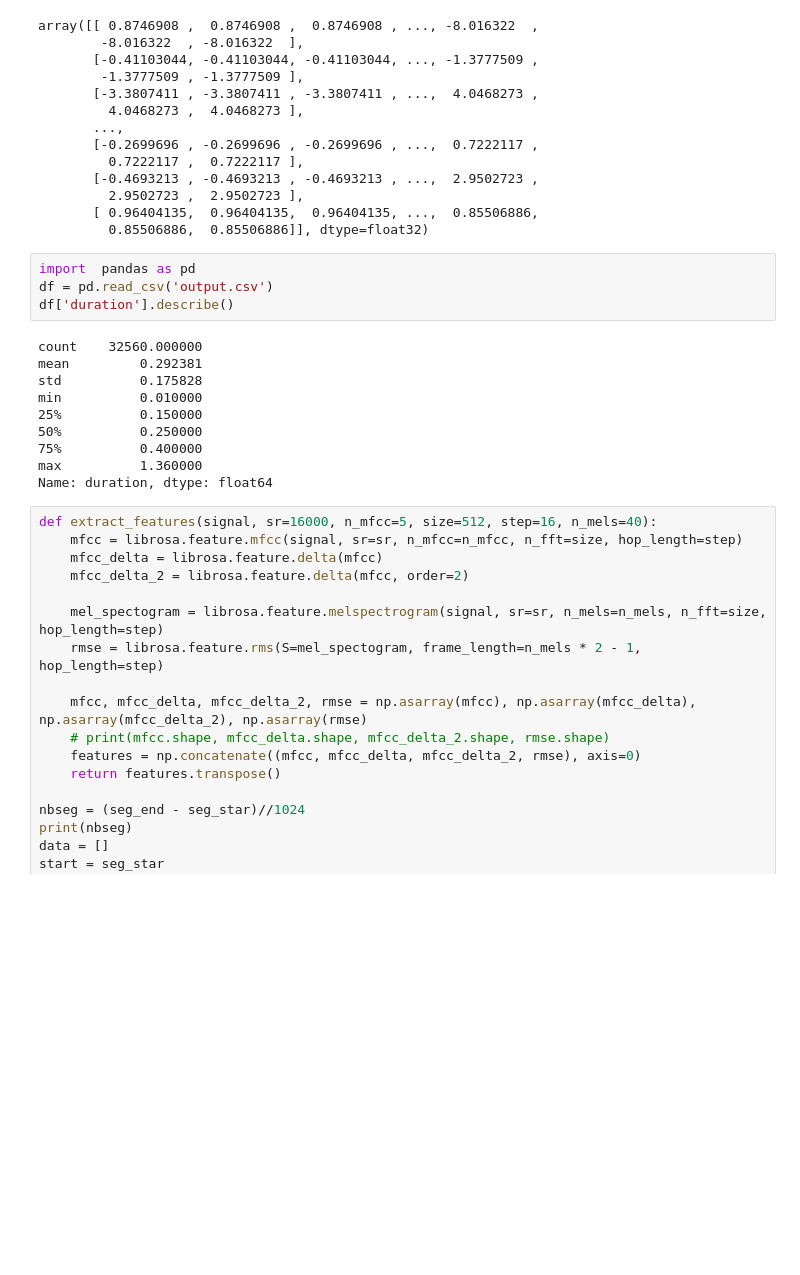
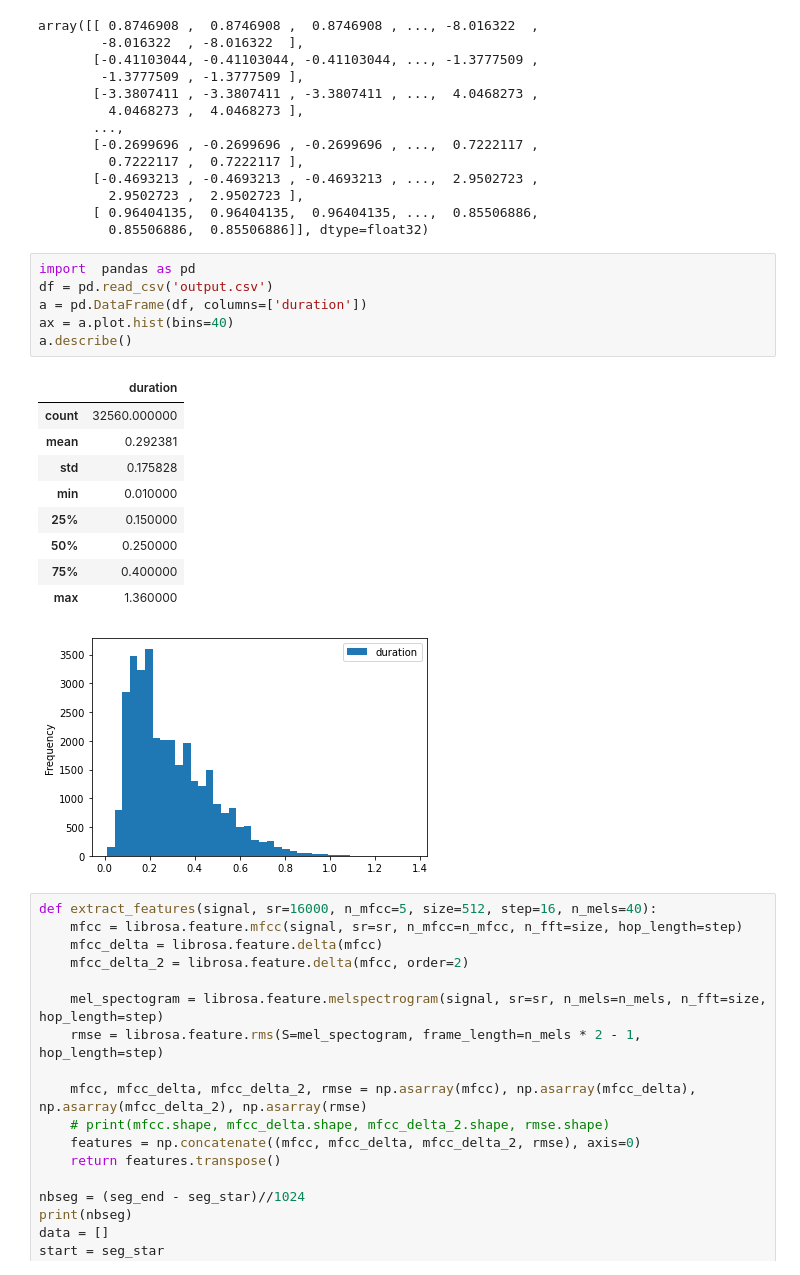
Before and after one commit to batuan/Audio_Challenge, a Jupyter notebook: testlibrosa.ipynb, the cells around one changed output. Saved outputs shown, nothing was run; the diff lists cells and outputs as text; blank space fills up the shorter version.

```diff
--- a/testlibrosa.ipynb
+++ b/testlibrosa.ipynb
@@ -97,17 +104,20 @@ array([[ 0.8746908 ,  0.8746908 ,  0.8746908 , ..., -8.016322  ,
 # %%
 import  pandas as pd
 df = pd.read_csv('output.csv')
-df['duration'].describe()
+a = pd.DataFrame(df, columns=['duration'])
+ax = a.plot.hist(bins=40)
+a.describe()
 # %% [output]
-count    32560.000000
-mean         0.292381
-std          0.175828
-min          0.010000
-25%          0.150000
-50%          0.250000
-75%          0.400000
-max          1.360000
-Name: duration, dtype: float64
+|  | duration |
+| count | 32560.000000 |
+| mean | 0.292381 |
+| std | 0.175828 |
+| min | 0.010000 |
+| 25% | 0.150000 |
+| 50% | 0.250000 |
+| 75% | 0.400000 |
+| max | 1.360000 |
+[figure, added]
 # %%
 def extract_features(signal, sr=16000, n_mfcc=5, size=512, step=16, n_mels=40):
     mfcc = librosa.feature.mfcc(signal, sr=sr, n_mfcc=n_mfcc, n_fft=size, hop_length=step)
```
Also changed, not shown: parts of 4 cells of this notebook, 15 other files.
